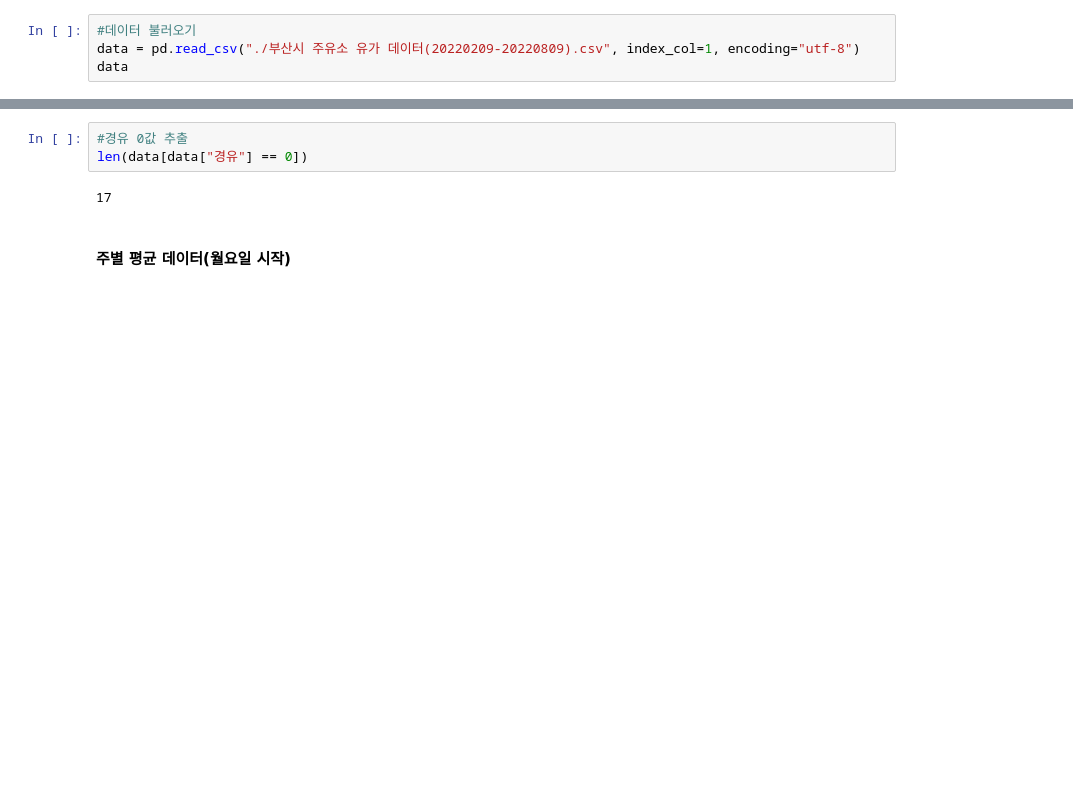
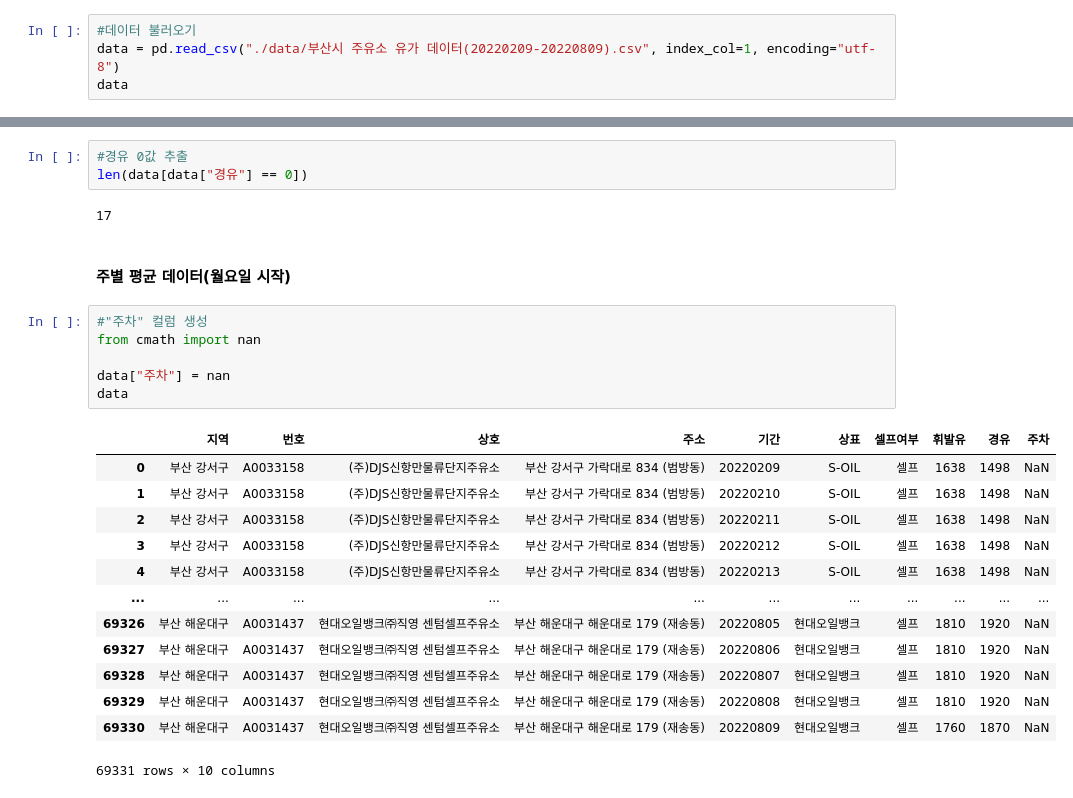
Before and after one commit to certainly-I/Busan-Oil-Price-Analysis, a Jupyter notebook: 주유소_전처리.ipynb, the cells around one changed output, grey strips where cells are left out. Drawn from its saved outputs; the diff is of its cells as text; blank space fills up the shorter version.

```diff
--- a/주유소_전처리.ipynb
+++ b/주유소_전처리.ipynb
@@ -7,6 +8,6 @@ import pandas as pd
 # %%
 #데이터 불러오기
-data = pd.read_csv("./부산시 주유소 유가 데이터(20220209-20220809).csv", index_col=1, encoding="utf-8")
+data = pd.read_csv("./data/부산시 주유소 유가 데이터(20220209-20220809).csv", index_col=1, encoding="utf-8")
 data
 # %% [output]
 |  | 번호 | 상호 | 주소 | 기간 | 상표 | 셀프여부 | 휘발유 | 경유 |
@@ -98,3 +99,23 @@ len(data[data["경유"] == 0])
 17
 # %% [markdown]
 #### 주별 평균 데이터(월요일 시작)
+# %%
+#"주차" 컬럼 생성
+from cmath import nan
+
+data["주차"] = nan
+data
+# %% [output]
+|  | 지역 | 번호 | 상호 | 주소 | 기간 | 상표 | 셀프여부 | 휘발유 | 경유 | 주차 |
+| 0 | 부산 강서구 | A0033158 | (주)DJS신항만물류단지주유소 | 부산 강서구 가락대로 834 (범방동) | 20220209 | S-OIL | 셀프 | 1638 | 1498 | NaN |
+| 1 | 부산 강서구 | A0033158 | (주)DJS신항만물류단지주유소 | 부산 강서구 가락대로 834 (범방동) | 20220210 | S-OIL | 셀프 | 1638 | 1498 | NaN |
+| 2 | 부산 강서구 | A0033158 | (주)DJS신항만물류단지주유소 | 부산 강서구 가락대로 834 (범방동) | 20220211 | S-OIL | 셀프 | 1638 | 1498 | NaN |
+| 3 | 부산 강서구 | A0033158 | (주)DJS신항만물류단지주유소 | 부산 강서구 가락대로 834 (범방동) | 20220212 | S-OIL | 셀프 | 1638 | 1498 | NaN |
+| 4 | 부산 강서구 | A0033158 | (주)DJS신항만물류단지주유소 | 부산 강서구 가락대로 834 (범방동) | 20220213 | S-OIL | 셀프 | 1638 | 1498 | NaN |
+| ... | ... | ... | ... | ... | ... | ... | ... | ... | ... | ... |
+| 69326 | 부산 해운대구 | A0031437 | 현대오일뱅크㈜직영 센텀셀프주유소 | 부산 해운대구 해운대로 179 (재송동) | 20220805 | 현대오일뱅크 | 셀프 | 1810 | 1920 | NaN |
+| 69327 | 부산 해운대구 | A0031437 | 현대오일뱅크㈜직영 센텀셀프주유소 | 부산 해운대구 해운대로 179 (재송동) | 20220806 | 현대오일뱅크 | 셀프 | 1810 | 1920 | NaN |
+| 69328 | 부산 해운대구 | A0031437 | 현대오일뱅크㈜직영 센텀셀프주유소 | 부산 해운대구 해운대로 179 (재송동) | 20220807 | 현대오일뱅크 | 셀프 | 1810 | 1920 | NaN |
+| 69329 | 부산 해운대구 | A0031437 | 현대오일뱅크㈜직영 센텀셀프주유소 | 부산 해운대구 해운대로 179 (재송동) | 20220808 | 현대오일뱅크 | 셀프 | 1810 | 1920 | NaN |
+| 69330 | 부산 해운대구 | A0031437 | 현대오일뱅크㈜직영 센텀셀프주유소 | 부산 해운대구 해운대로 179 (재송동) | 20220809 | 현대오일뱅크 | 셀프 | 1760 | 1870 | NaN |
+69331 rows × 10 columns
```
Also changed, not shown: parts of 8 cells of this notebook.
